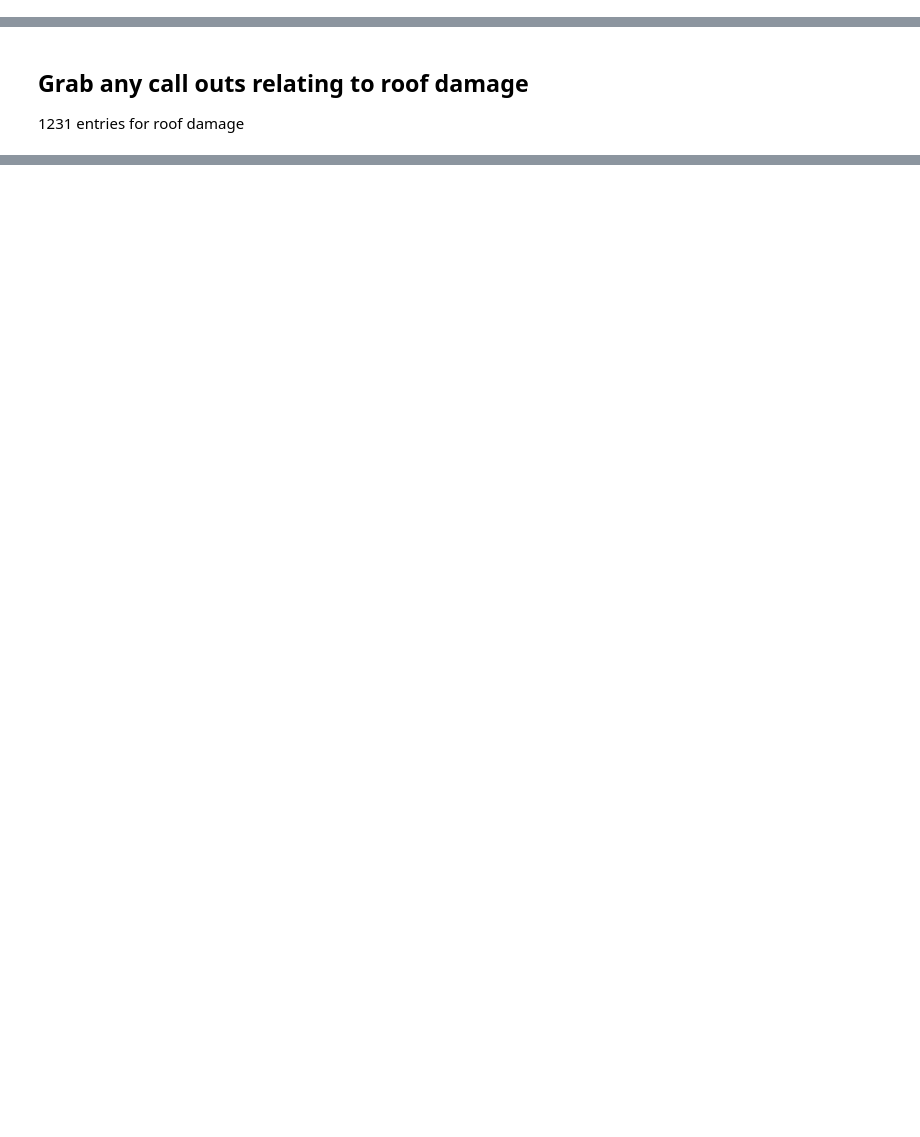
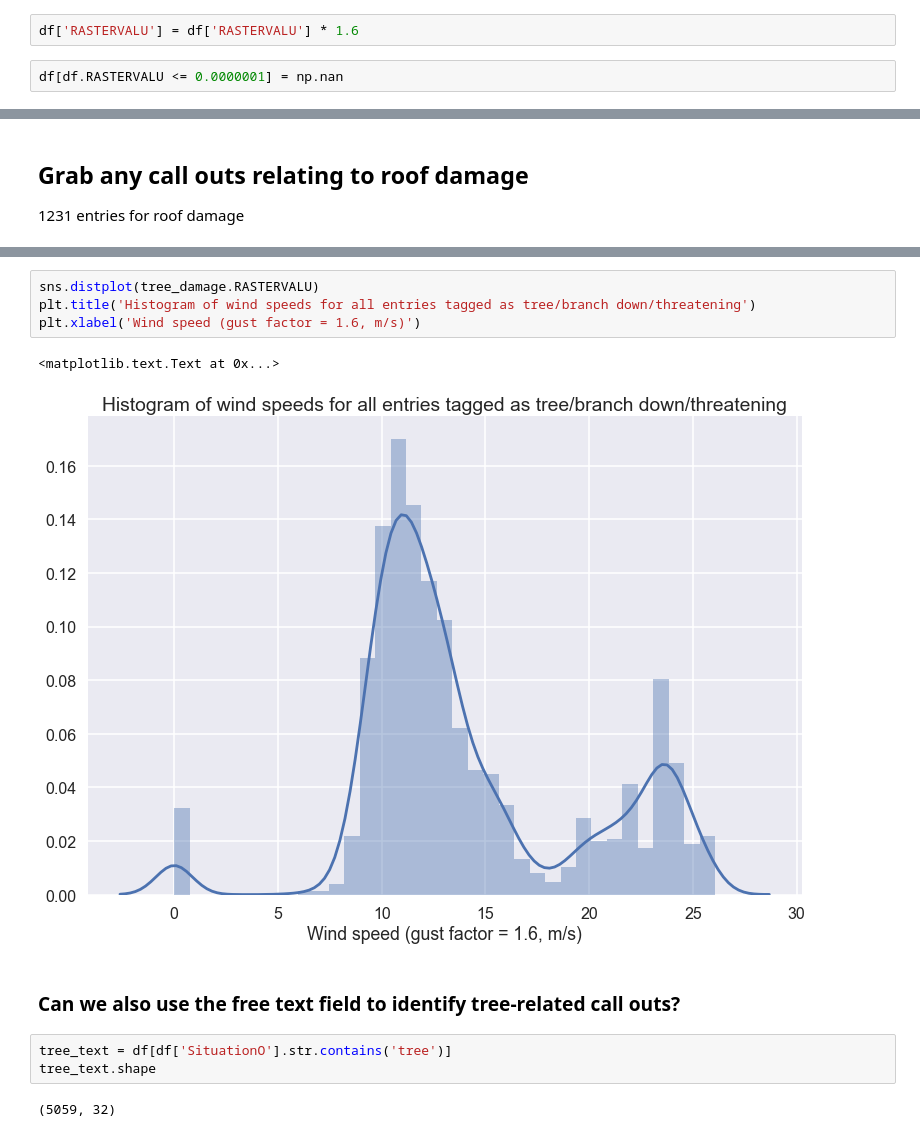
Before and after one commit to CEKrause/IPython_Notebooks, a Jupyter notebook: Beacon SES data - Dungog ECL.ipynb, the cells around one changed output, grey strips where cells are left out. Drawn from its saved outputs; the diff is of its cells as text; blank space fills up the shorter version.

```diff
--- a/Beacon SES data - Dungog ECL.ipynb
+++ b/Beacon SES data - Dungog ECL.ipynb
@@ -57,3 +59,7 @@ Index([u'Identifier', u'Latitude', u'Longitude', u'JobReceived', u'Priority',
+# %%
+df['RASTERVALU'] = df['RASTERVALU'] * 1.6
+# %%
+df[df.RASTERVALU <= 0.0000001] = np.nan
 # %% [markdown]
 ### How many entries do we have for each column?
 I.e. not NaN. Note that this does not check the contents of the field, only that something was written into it
@@ -165,0 +191,14 @@ roof_damage.shape
+# %%
+sns.distplot(tree_damage.RASTERVALU)
+plt.title('Histogram of wind speeds for all entries tagged as tree/branch down/threatening')
+plt.xlabel('Wind speed (gust factor = 1.6, m/s)')
+# %% [output]
+<matplotlib.text.Text at 0x...>
+[figure, added]
+# %% [markdown]
+### Can we also use the free text field to identify tree-related call outs?
+# %%
+tree_text = df[df['SituationO'].str.contains('tree')]
+tree_text.shape
+# %% [output]
+(5059, 32)
```
Also changed, not shown: parts of 15 cells of this notebook, 1 other file.
